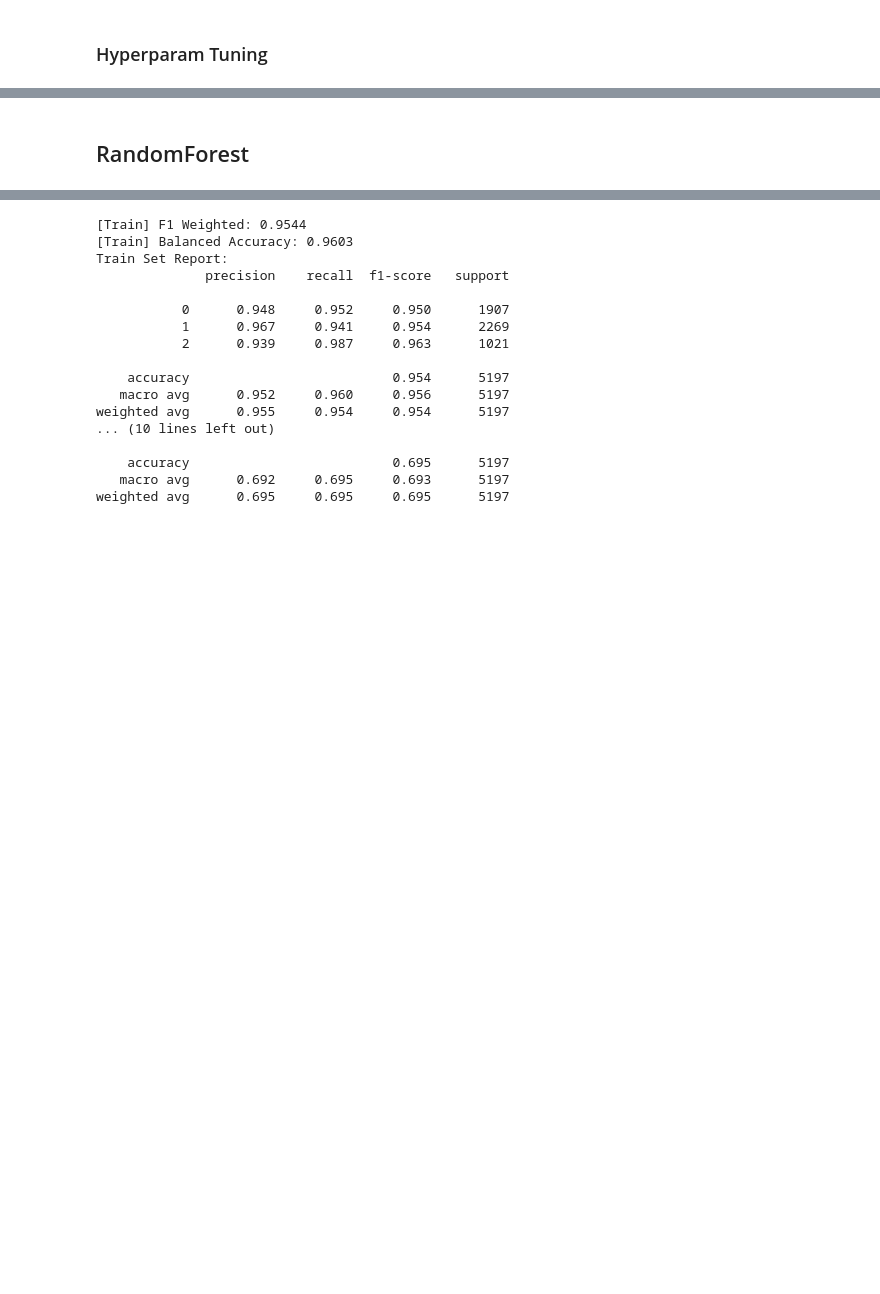
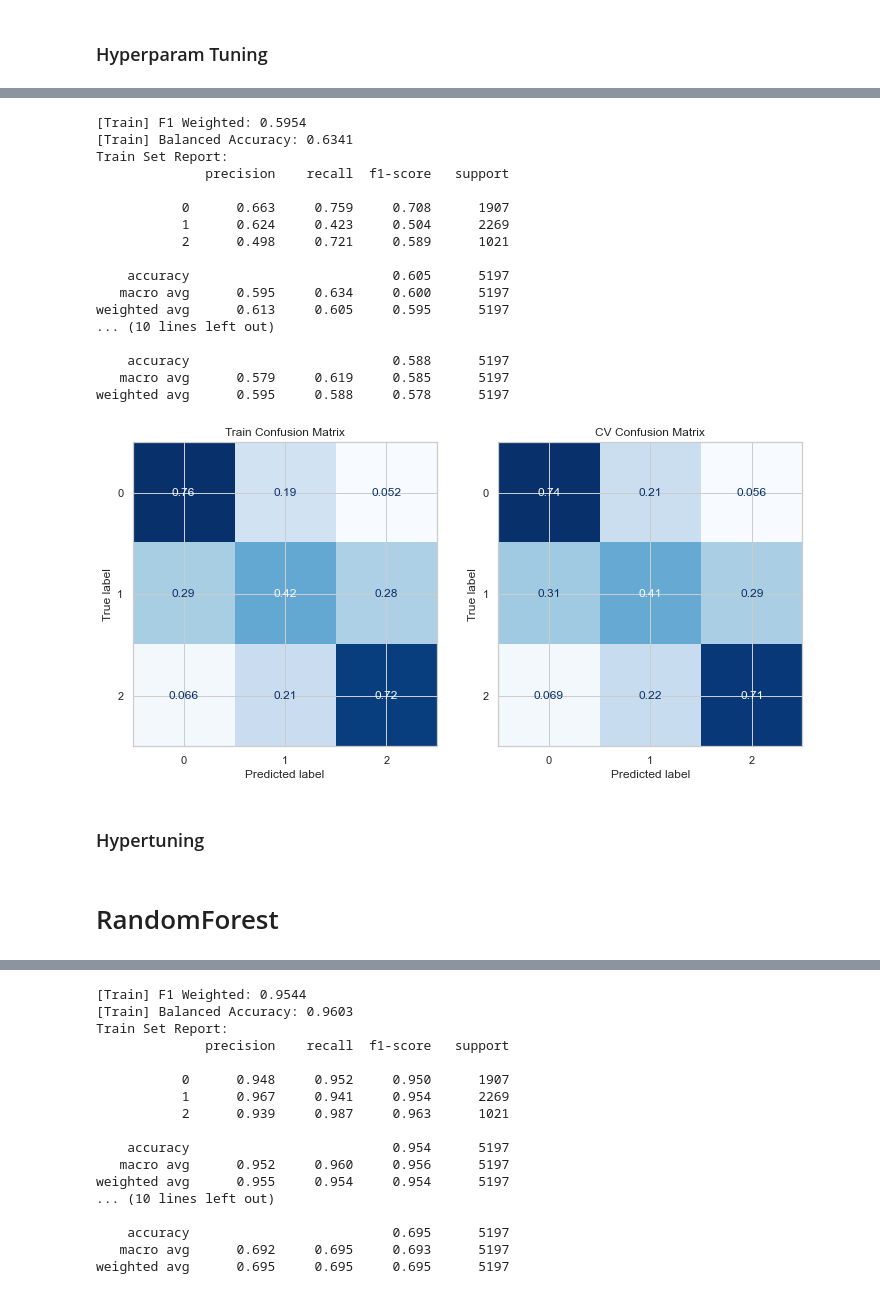
Before and after one commit to roma-glushko/kaggle-wine-quality, a Jupyter notebook: model.ipynb, the cells around one changed output, grey strips where cells are left out. Saved outputs shown, nothing was run; the diff lists cells and outputs as text; code cells hidden in the pictures; blank space fills up the shorter version.

```diff
--- a/model.ipynb
+++ b/model.ipynb
@@ -464,0 +582,42 @@ param_searcher = GridSearchCV(
+# %%
+score_classification_model(ksvm_pipeline, X_train, y_train);
+
+## [Train] F1 Weighted: 0.7151, [CV] Balanced Accuracy: 0.7483
+## [CV] F1 Weighted: 0.6048 (0.0102), [CV] Balanced Accuracy: 0.6400 (0.0124)
+# kernel='rbf',
+# C=10,
+# class_weight='balanced'
+
+## [Train] F1 Weighted: 0.6772, [CV] Balanced Accuracy: 0.7152
+## [CV] F1 Weighted: 0.5971 (0.0140), [CV] Balanced Accuracy: 0.6353 (0.0190)
+# kernel='rbf',
+# C=5,
+# class_weight='balanced'
+
+## [Train] F1 Weighted: 0.5954, [CV] Balanced Accuracy: 0.6341
+## [CV] F1 Weighted: 0.5784 (0.0041), [CV] Balanced Accuracy: 0.6191 (0.0039)
+# kernel='rbf',
+# C=5,
+# gamma=0.01,
+# class_weight='balanced'
+# %% [output]
+[Train] F1 Weighted: 0.5954
+[Train] Balanced Accuracy: 0.6341
+Train Set Report:
+              precision    recall  f1-score   support
+
+           0      0.663     0.759     0.708      1907
+           1      0.624     0.423     0.504      2269
+           2      0.498     0.721     0.589      1021
+
+    accuracy                          0.605      5197
+   macro avg      0.595     0.634     0.600      5197
+weighted avg      0.613     0.605     0.595      5197
+... (10 lines left out)
+
+    accuracy                          0.588      5197
+   macro avg      0.579     0.619     0.585      5197
+weighted avg      0.595     0.588     0.578      5197
+[figure, added]
+# %% [markdown]
+### Hypertuning
@@ -465,5 +657,5 @@ param_searcher = GridSearchCV(
 # %% [markdown]
-## RandomForest
+# RandomForest
 # %%
 rf_classifier = RandomForestClassifier(
     criterion='entropy',
```
Also changed, not shown: parts of 23 cells of this notebook.
